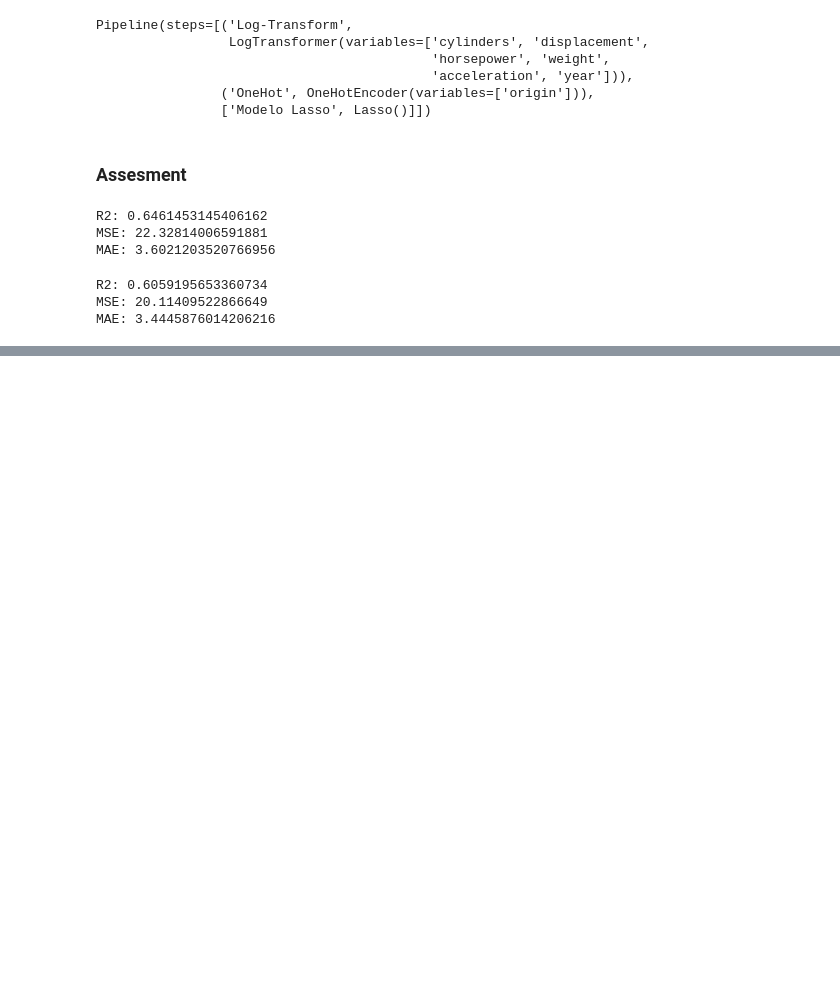
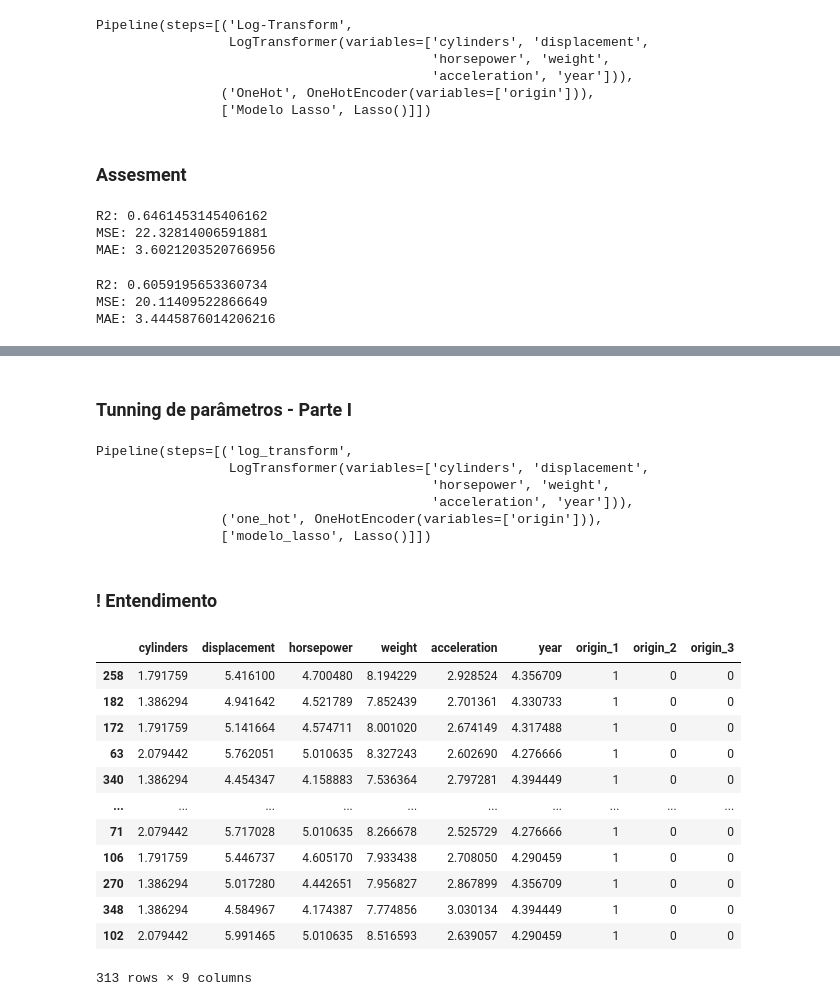
Before and after one commit to LuizAlmeida71/desafios, a Jupyter notebook: Automóveis_v1.ipynb, the cells around one changed output, grey strips where cells are left out. Cells and saved outputs as stored; diff of their text form; code cells hidden in the pictures; blank space fills up the shorter version.

Commit message:
Adionado revisão de modelagem "Automóveis_v1"

```diff
--- a/Automóveis_v1.ipynb
+++ b/Automóveis_v1.ipynb
@@ -134,0 +161,50 @@ MAE: 3.4445876014206216
+# %% [markdown]
+### Tunning de parâmetros - Parte I
+# %%
+from sklearn import pipeline
+from feature_engine import transformation
+from feature_engine import encoding
+from sklearn import linear_model
+
+log_transform = transformation.LogTransformer(variables=num_features)
+onehot_transform = encoding.OneHotEncoder(variables = cat_features)
+
+model = linear_model.Lasso()
+# %%
+# Define o pipeline
+
+modelo_pipeline = pipeline.Pipeline( [["log_transform",log_transform],
+                                     ["one_hot", onehot_transform],
+                                     ["modelo_lasso", model]])
+modelo_pipeline.fit(x_train,y_train) # o modelo_pipeline é uma lista, assim a sua manipulação segue as regras de manipulação
+                                     # de listas.
+# %% [output]
+Pipeline(steps=[('log_transform',
+                 LogTransformer(variables=['cylinders', 'displacement',
+                                           'horsepower', 'weight',
+                                           'acceleration', 'year'])),
+                ('one_hot', OneHotEncoder(variables=['origin'])),
+                ['modelo_lasso', Lasso()]])
+# %% [markdown]
+### ! Entendimento
+# %%
+# Usando propriedades de lista no modelo_pipeline
+modelo_pipeline[0].transform(x_train) # fazendo a transformação da base para log
+modelo_pipeline[0:2].transform(x_train)# fazendo log transform e one_hot na base.
+#outra forma de mostrar a linha anterior seria: modelo_pipeline[-1].transform(x_train)
+
+# Podemos verificar como ficou nossa base depois das transformações
+# %% [output]
+|  | cylinders | displacement | horsepower | weight | acceleration | year | origin_1 | origin_2 | origin_3 |
+| 258 | 1.791759 | 5.416100 | 4.700480 | 8.194229 | 2.928524 | 4.356709 | 1 | 0 | 0 |
+| 182 | 1.386294 | 4.941642 | 4.521789 | 7.852439 | 2.701361 | 4.330733 | 1 | 0 | 0 |
+| 172 | 1.791759 | 5.141664 | 4.574711 | 8.001020 | 2.674149 | 4.317488 | 1 | 0 | 0 |
+| 63 | 2.079442 | 5.762051 | 5.010635 | 8.327243 | 2.602690 | 4.276666 | 1 | 0 | 0 |
+| 340 | 1.386294 | 4.454347 | 4.158883 | 7.536364 | 2.797281 | 4.394449 | 1 | 0 | 0 |
+| ... | ... | ... | ... | ... | ... | ... | ... | ... | ... |
+| 71 | 2.079442 | 5.717028 | 5.010635 | 8.266678 | 2.525729 | 4.276666 | 1 | 0 | 0 |
+| 106 | 1.791759 | 5.446737 | 4.605170 | 7.933438 | 2.708050 | 4.290459 | 1 | 0 | 0 |
+| 270 | 1.386294 | 5.017280 | 4.442651 | 7.956827 | 2.867899 | 4.356709 | 1 | 0 | 0 |
+| 348 | 1.386294 | 4.584967 | 4.174387 | 7.774856 | 3.030134 | 4.394449 | 1 | 0 | 0 |
+| 102 | 2.079442 | 5.991465 | 5.010635 | 8.516593 | 2.639057 | 4.290459 | 1 | 0 | 0 |
+313 rows × 9 columns
```
Also changed, not shown: parts of 15 cells of this notebook.
